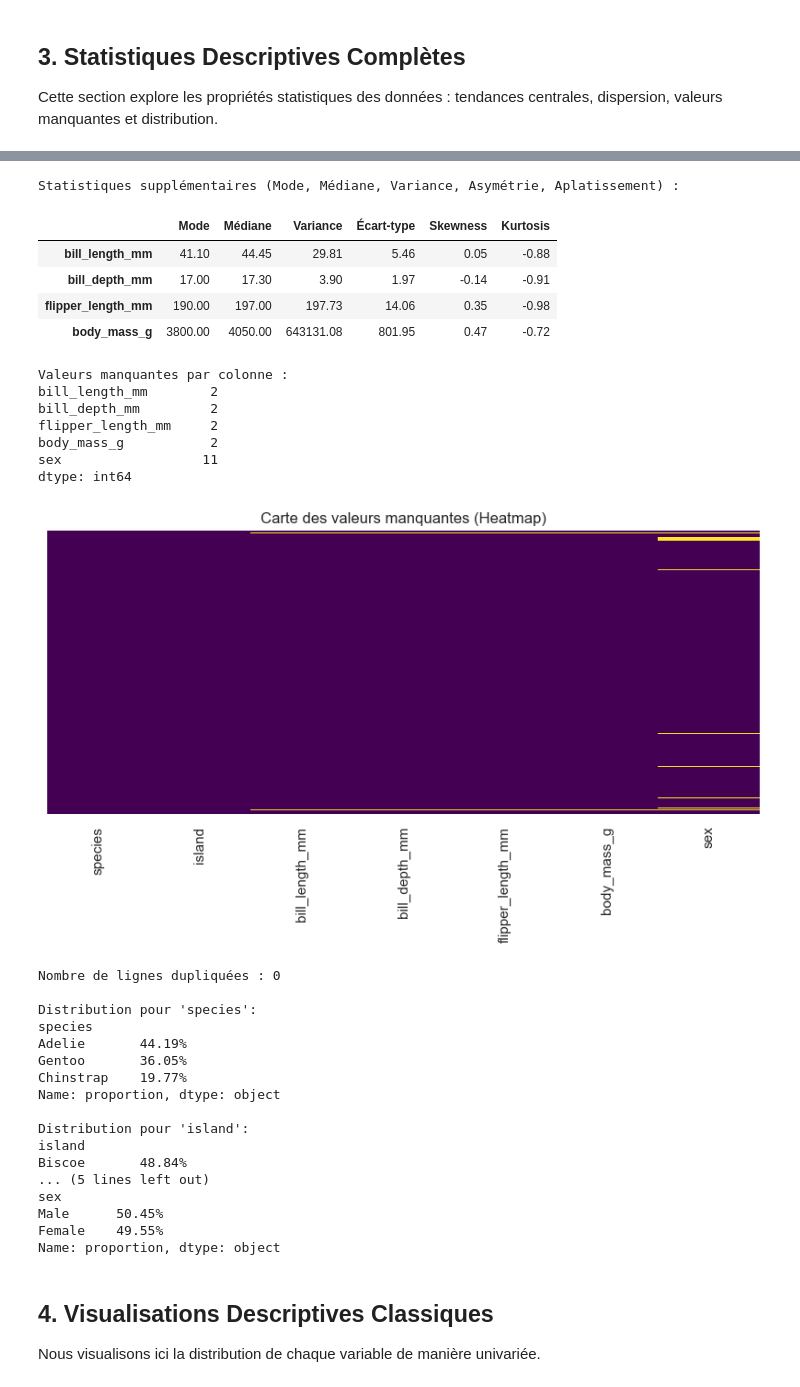
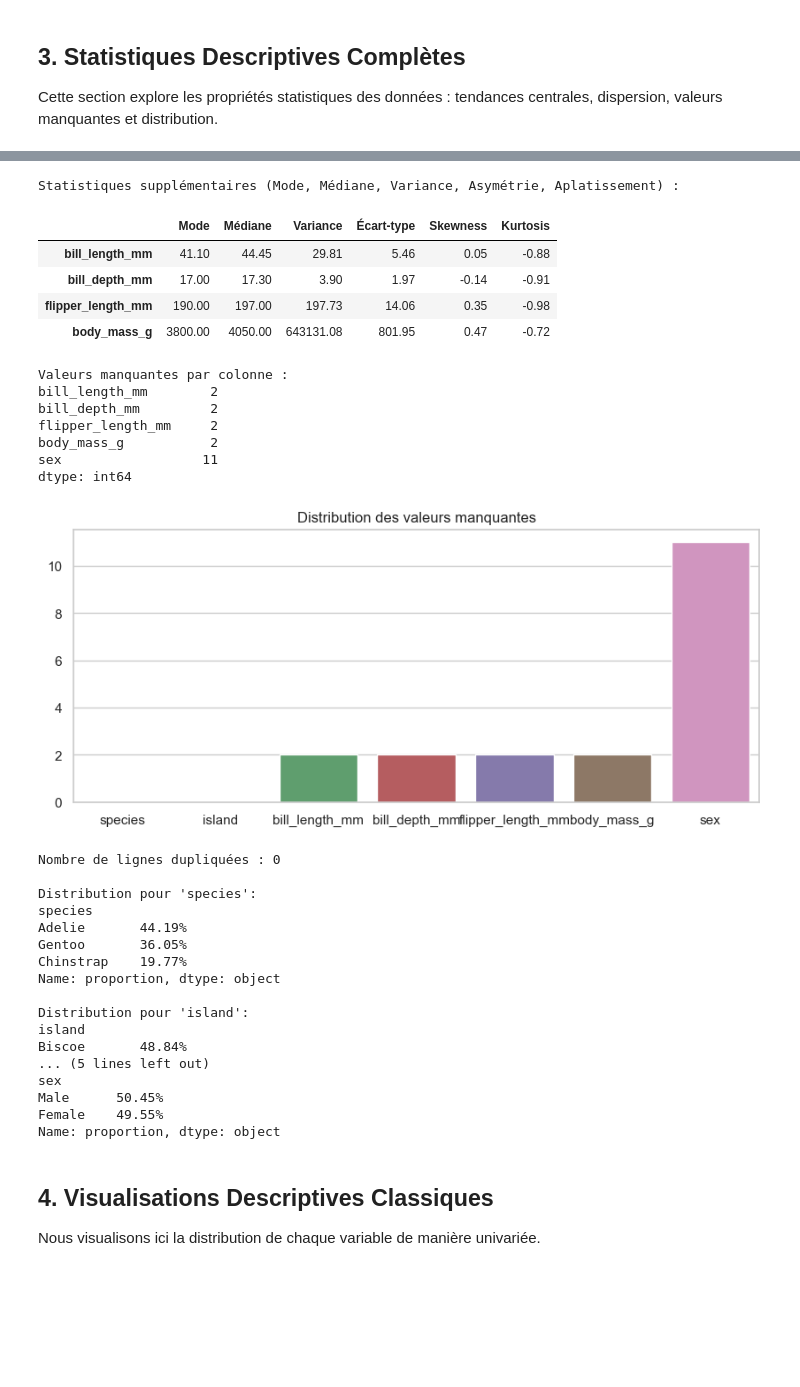
Before and after one commit to Geobatpo07/Maths-pour-l-Informatique, a Jupyter notebook: 04_Statistiques/Analyse_Statistique_Penguins.ipynb, the cells around one changed output, grey strips where cells are left out. Drawn from its saved outputs; the diff is of its cells as text; code cells hidden in the pictures; blank space fills up the shorter version.

```diff
--- a/04_Statistiques/Analyse_Statistique_Penguins.ipynb
+++ b/04_Statistiques/Analyse_Statistique_Penguins.ipynb
@@ -91,8 +94,8 @@ print(missing_values[missing_values > 0])
 
 # Visualisation du taux de NA
 plt.figure(figsize=(10, 4))
-sns.heatmap(df.isnull(), cbar=False, cmap='viridis', yticklabels=False)
-plt.title('Carte des valeurs manquantes (Heatmap)')
+sns.barplot(x=missing_values.index, y=missing_values.values)
+plt.title('Distribution des valeurs manquantes')
 plt.show()
 
 # 4. Doublons
@@ -103,34 +106,34 @@ print(f"\nNombre de lignes dupliquées : {duplicates_count}")
 categ_cols = df.select_dtypes(include=['object', 'category']).columns
 for col in categ_cols:
     print(f"\nDistribution pour '{col}':")
     print(df[col].value_counts(normalize=True).mul(100).round(2).astype(str) + '%')
 # %% [output]
 |  | species | island | bill_length_mm | bill_depth_mm | flipper_length_mm | body_mass_g | sex |
 | count | 344 | 344 | 342.00 | 342.00 | 342.00 | 342.00 | 333 |
 | unique | 3 | 3 | NaN | NaN | NaN | NaN | 2 |
 | top | Adelie | Biscoe | NaN | NaN | NaN | NaN | Male |
 | freq | 152 | 168 | NaN | NaN | NaN | NaN | 168 |
 | mean | NaN | NaN | 43.92 | 17.15 | 200.92 | 4201.75 | NaN |
 | std | NaN | NaN | 5.46 | 1.97 | 14.06 | 801.95 | NaN |
 | min | NaN | NaN | 32.10 | 13.10 | 172.00 | 2700.00 | NaN |
 | 25% | NaN | NaN | 39.23 | 15.60 | 190.00 | 3550.00 | NaN |
 | 50% | NaN | NaN | 44.45 | 17.30 | 197.00 | 4050.00 | NaN |
 | 75% | NaN | NaN | 48.50 | 18.70 | 213.00 | 4750.00 | NaN |
 | max | NaN | NaN | 59.60 | 21.50 | 231.00 | 6300.00 | NaN |
 Statistiques supplémentaires (Mode, Médiane, Variance, Asymétrie, Aplatissement) :
 |  | Mode | Médiane | Variance | Écart-type | Skewness | Kurtosis |
 | bill_length_mm | 41.10 | 44.45 | 29.81 | 5.46 | 0.05 | -0.88 |
 | bill_depth_mm | 17.00 | 17.30 | 3.90 | 1.97 | -0.14 | -0.91 |
 | flipper_length_mm | 190.00 | 197.00 | 197.73 | 14.06 | 0.35 | -0.98 |
 | body_mass_g | 3800.00 | 4050.00 | 643131.08 | 801.95 | 0.47 | -0.72 |
 Valeurs manquantes par colonne :
 bill_length_mm        2
 bill_depth_mm         2
 flipper_length_mm     2
 body_mass_g           2
 sex                  11
 dtype: int64
-[figure, old version]
+[figure, new version]
 Nombre de lignes dupliquées : 0
 
 Distribution pour 'species':
```
Also changed, not shown: parts of 2 cells of this notebook.
